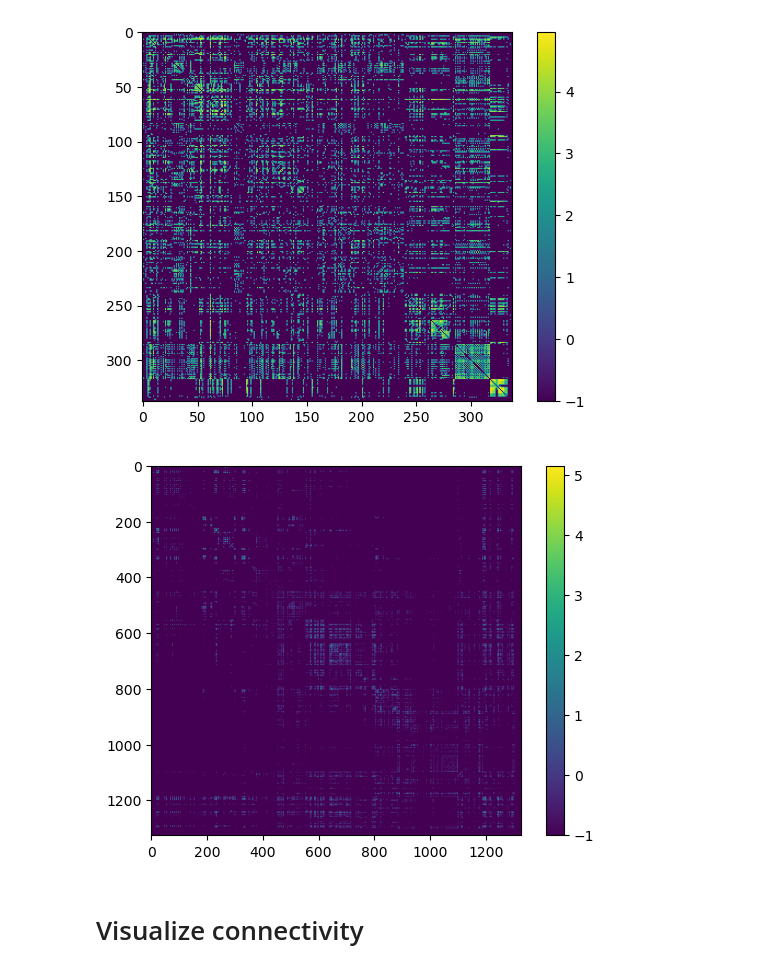
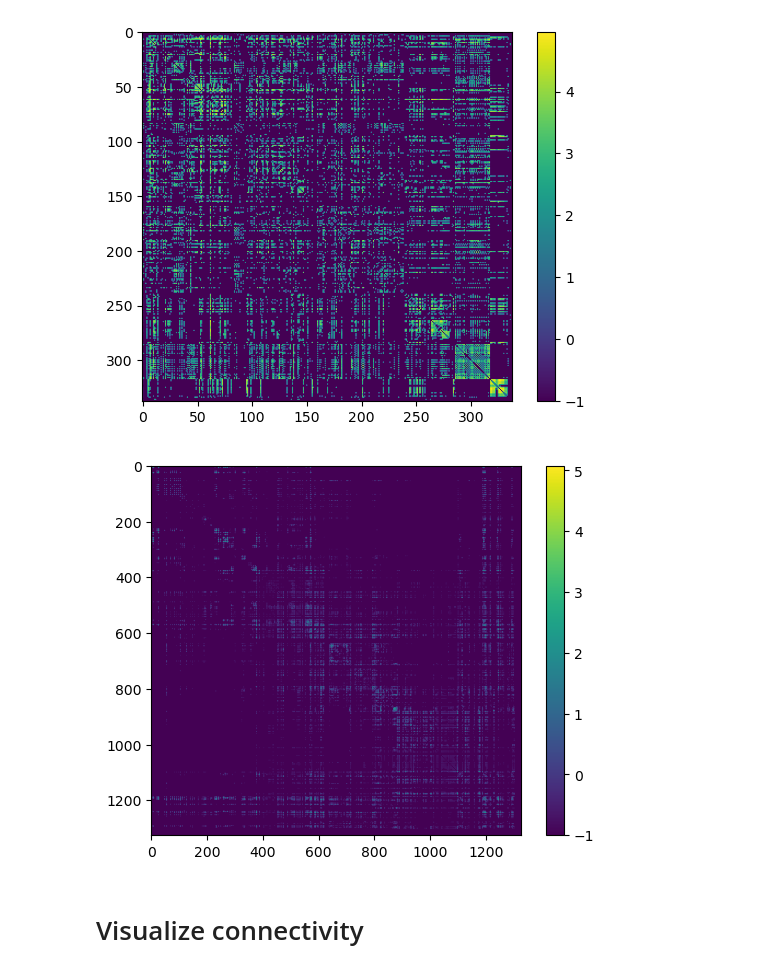
Before and after one commit to AnriiGegliuk/vbm_pipline, a Jupyter notebook: notebooks/connectivity_matrix.ipynb, the cells around one changed output. Cells and saved outputs as stored; diff of their text form; code cells hidden in the pictures.

```diff
--- a/notebooks/connectivity_matrix.ipynb
+++ b/notebooks/connectivity_matrix.ipynb
@@ -59,17 +59,17 @@ plt.show()
 # %%
 import numpy as np
 import matplotlib.pyplot as plt
 import scipy.io as sio
 import os
 
-mat_contents=sio.loadmat('../data/_archive/lables/whole_brain_10.1h.mat')
+mat_contents=sio.loadmat('../data/output_directory/whole_brain_ABA_13h.mat')
 connectivity=mat_contents['connectivity']
 
 plt.imshow(np.log10(connectivity+0.1))
 plt.colorbar()
 plt.show()
 # %% [output]
-[figure, old version]
+[figure, new version]
 # %% [markdown]
 # Visualize connectivity
 # %%
```
